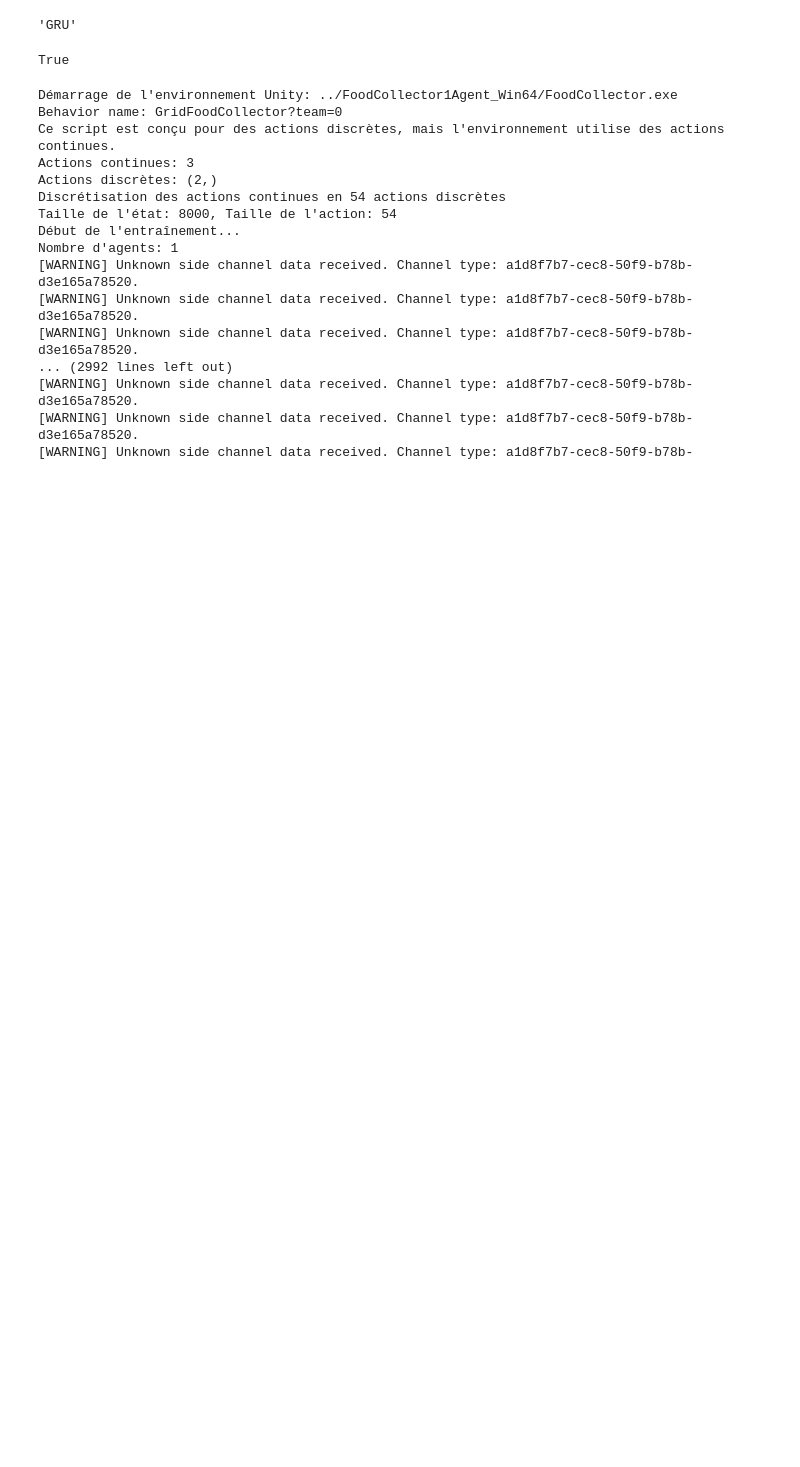
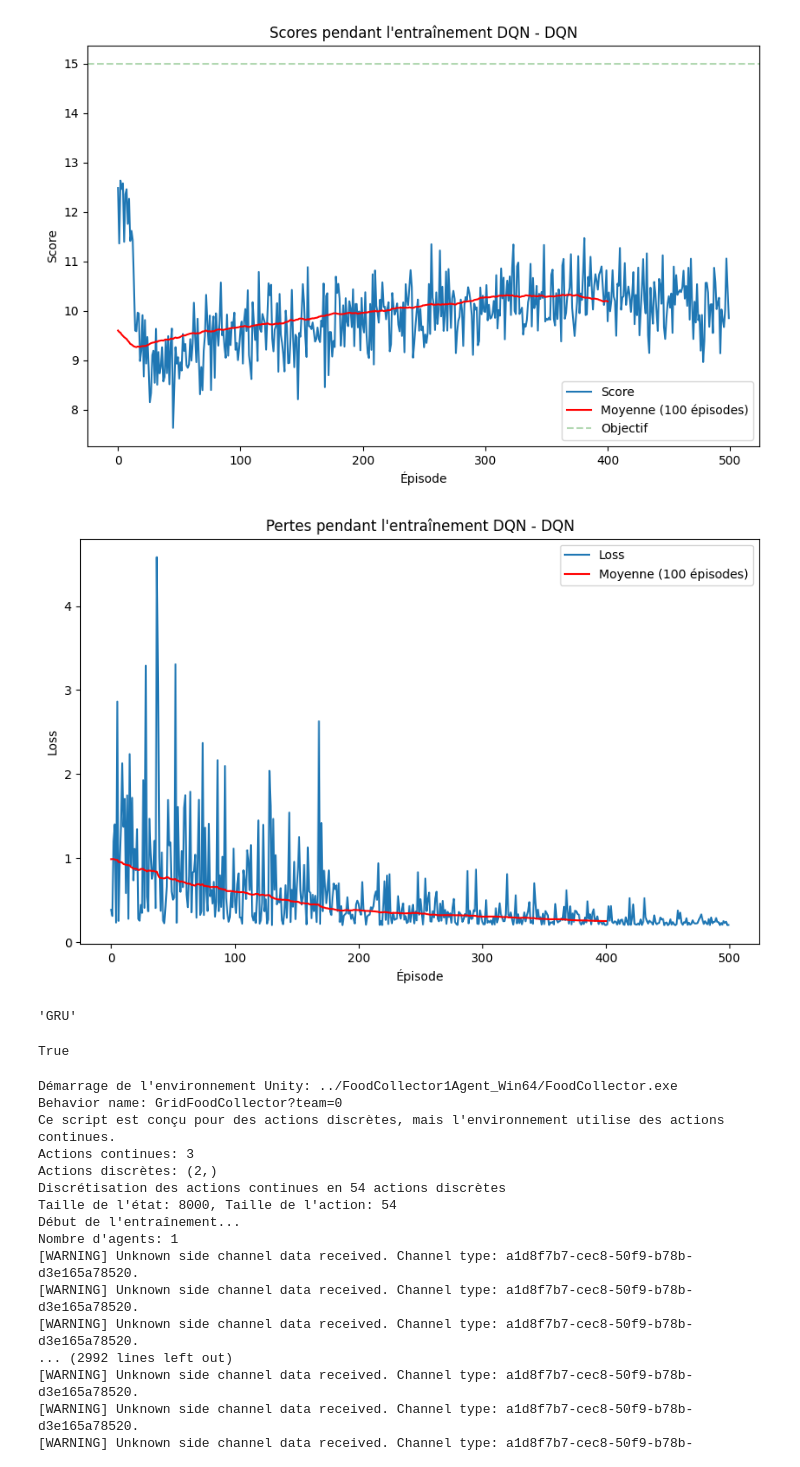
Before and after one commit to lordyhas/FoodCollectorAgent, a Jupyter notebook: DQN/simple_dqn/test-code.ipynb, the cells around one changed output. Saved outputs shown, nothing was run; the diff lists cells and outputs as text; code cells hidden in the pictures; blank space fills up the shorter version.

```diff
--- a/DQN/simple_dqn/test-code.ipynb
+++ b/DQN/simple_dqn/test-code.ipynb
@@ -1,3 +1,72 @@
+# %%
+import numpy as np
+import matplotlib.pyplot as plt
+import os
+
+# Create mock data to simulate training scores
+np.random.seed(42)
+episodes = 500
+mock_scores = np.random.normal(10, 5, episodes).cumsum() / np.arange(1, episodes+1)
+mock_scores = np.clip(mock_scores, 0, 25)  # Keep scores in reasonable range
+
+# Add some noise and trend
+for i in range(1, len(mock_scores)):
+    if i > 300:
+        mock_scores[i] += 0.1  # Upward trend in later episodes
+    mock_scores[i] += np.random.normal(0, 0.5)  # Add noise
+
+# Create mock losses
+mock_losses = np.random.exponential(1, episodes) * np.exp(-np.arange(episodes)/150) + 0.2
+
+def test_plot_scores(scores, losses=None, network_type='dqn'):
+    """Test version of plot_scores function"""
+    # Create a folder for figures if needed
+    if not os.path.exists('figures'):
+        os.makedirs('figures')
+
+    # Create figure for scores
+    plt.figure(figsize=(10, 6))
+    plt.plot(np.arange(len(scores)), scores, label='Score')
+    plt.ylabel('Score')
+    plt.xlabel('Épisode')
+    plt.title(f'Scores pendant l\'entraînement DQN - {network_type.upper()}')
+
+    # Calculate moving average over 100 episodes
+    if len(scores) >= 100:
+        moving_avg = np.convolve(scores, np.ones((100,)) / 100, mode='valid')
+        plt.plot(np.arange(len(moving_avg)), moving_avg, color='red', label='Moyenne (100 épisodes)')
+
+    # Add horizontal line for target
+    plt.axhline(y=15, color='green', linestyle='--', alpha=0.3, label='Objectif')
+
+    # Add legend
+    plt.legend()
+
+    plt.savefig(f'figures/test_scores_plot-{network_type}.png')
+    plt.show()
+
+    # If losses are available, plot them too
+    if losses is not None and len(losses) > 0:
+        plt.figure(figsize=(10, 6))
+        plt.plot(np.arange(len(losses)), losses, label='Loss')
+        plt.ylabel('Loss')
+        plt.xlabel('Épisode')
+        plt.title(f'Pertes pendant l\'entraînement DQN - {network_type.upper()}')
+
+        # Calculate moving average over 100 episodes
+        if len(losses) >= 100:
+            moving_avg_loss = np.convolve(losses, np.ones((100,)) / 100, mode='valid')
+            plt.plot(np.arange(len(moving_avg_loss)), moving_avg_loss, color='red', label='Moyenne (100 épisodes)')
+
+        plt.legend()
+        plt.savefig(f'figures/test_loss_plot-{network_type}.png')
+        plt.show()
+
+# Test the plot function
+test_plot_scores(mock_scores, mock_losses, network_type='dqn')
+# %% [output]
+[figure, added]
+[figure, added]
 # %%
 network_type = 'gru'
 network_type.upper()
```
Also changed, not shown: 3 other files.
